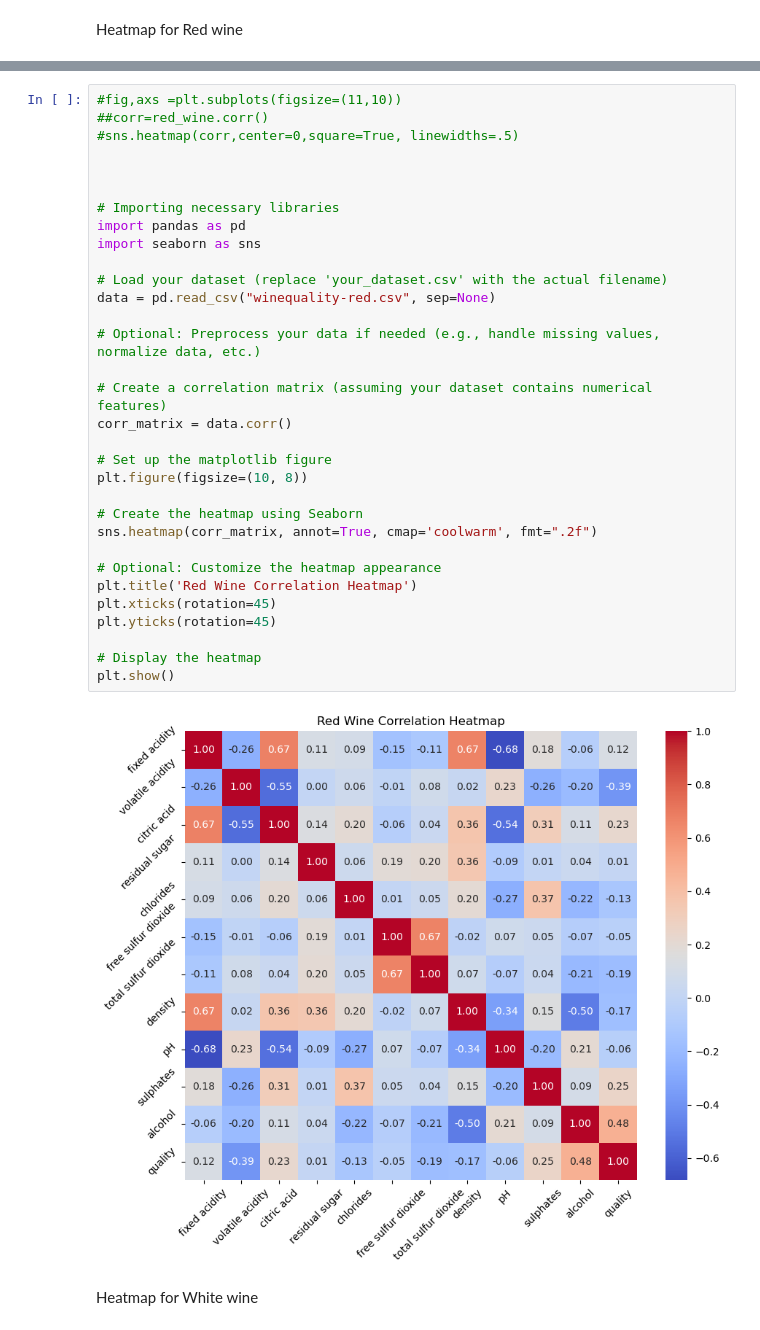
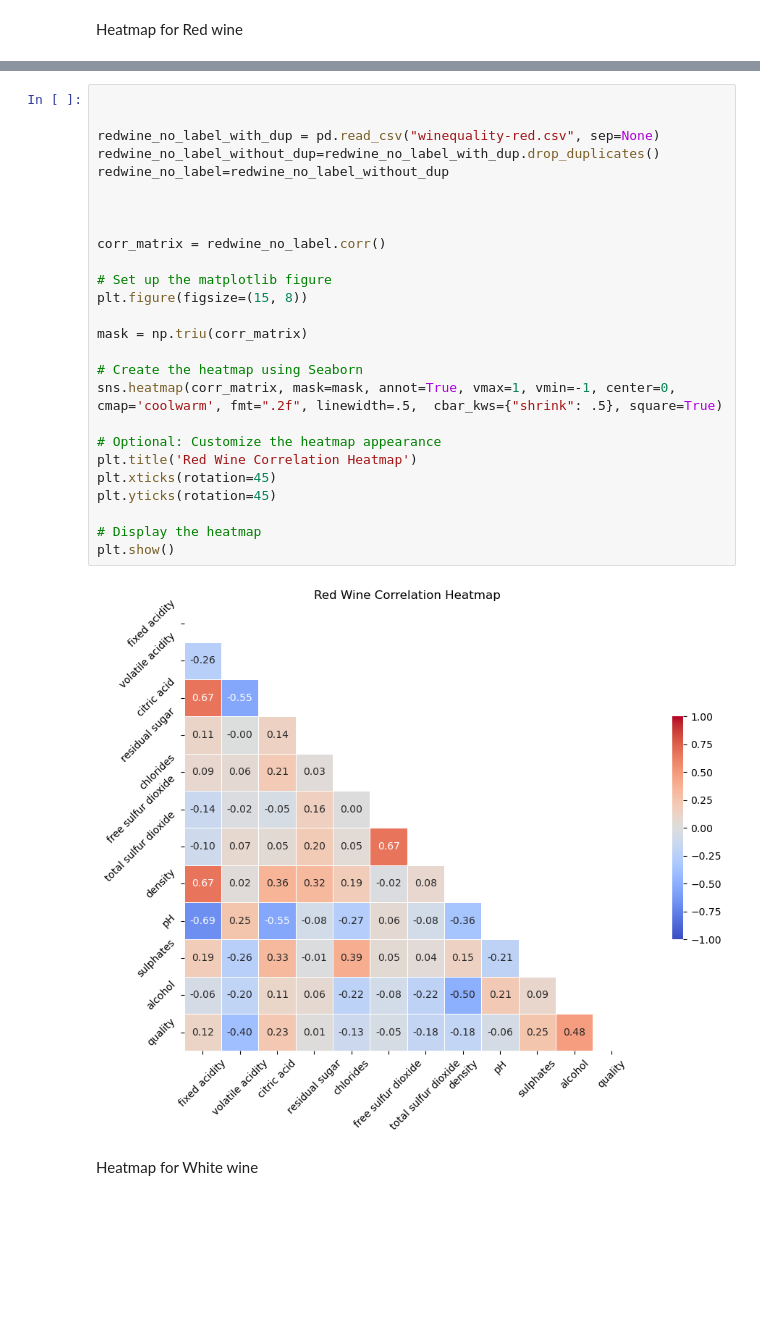
Before and after one commit to Godwin-Oti/Wine-Type-Analysis-and-Quality-Prediction-, a Jupyter notebook: Winery_project.ipynb, the cells around one changed output, grey strips where cells are left out. Drawn from its saved outputs; the diff is of its cells as text; blank space fills up the shorter version.

```diff
--- a/Winery_project.ipynb
+++ b/Winery_project.ipynb
@@ -440,37 +523,31 @@ Heatmap for Red wine
 # %%
-#fig,axs =plt.subplots(figsize=(11,10))
-##corr=red_wine.corr()
-#sns.heatmap(corr,center=0,square=True, linewidths=.5)
+
+
+redwine_no_label_with_dup = pd.read_csv("winequality-red.csv", sep=None)
+redwine_no_label_without_dup=redwine_no_label_with_dup.drop_duplicates()
+redwine_no_label=redwine_no_label_without_dup
 
 
 
-# Importing necessary libraries
-import pandas as pd
-import seaborn as sns
-
-# Load your dataset (replace 'your_dataset.csv' with the actual filename)
-data = pd.read_csv("winequality-red.csv", sep=None)
-
-# Optional: Preprocess your data if needed (e.g., handle missing values, normalize data, etc.)
-
-# Create a correlation matrix (assuming your dataset contains numerical features)
-corr_matrix = data.corr()
+corr_matrix = redwine_no_label.corr()
 
 # Set up the matplotlib figure
-plt.figure(figsize=(10, 8))
+plt.figure(figsize=(15, 8))
+
+mask = np.triu(corr_matrix)
 
 # Create the heatmap using Seaborn
-sns.heatmap(corr_matrix, annot=True, cmap='coolwarm', fmt=".2f")
+sns.heatmap(corr_matrix, mask=mask, annot=True, vmax=1, vmin=-1, center=0, cmap='coolwarm', fmt=".2f", linewidth=.5,  cbar_kws={"shrink": .5}, square=True)
 
 # Optional: Customize the heatmap appearance
 plt.title('Red Wine Correlation Heatmap')
 plt.xticks(rotation=45)
 plt.yticks(rotation=45)
 
 # Display the heatmap
 plt.show()
 # %% [output]
-[figure, old version]
+[figure, new version]
 # %% [markdown]
 Heatmap for White wine
 # %%
```
Also changed, not shown: parts of 57 cells of this notebook, 1 other file.
